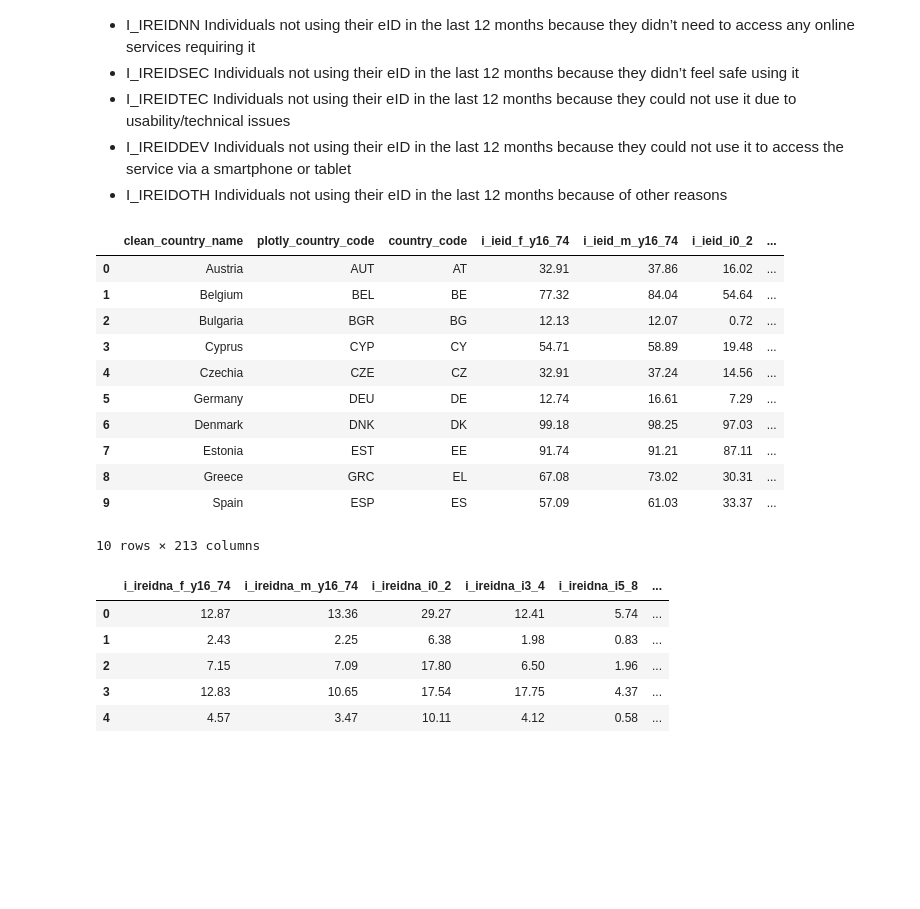
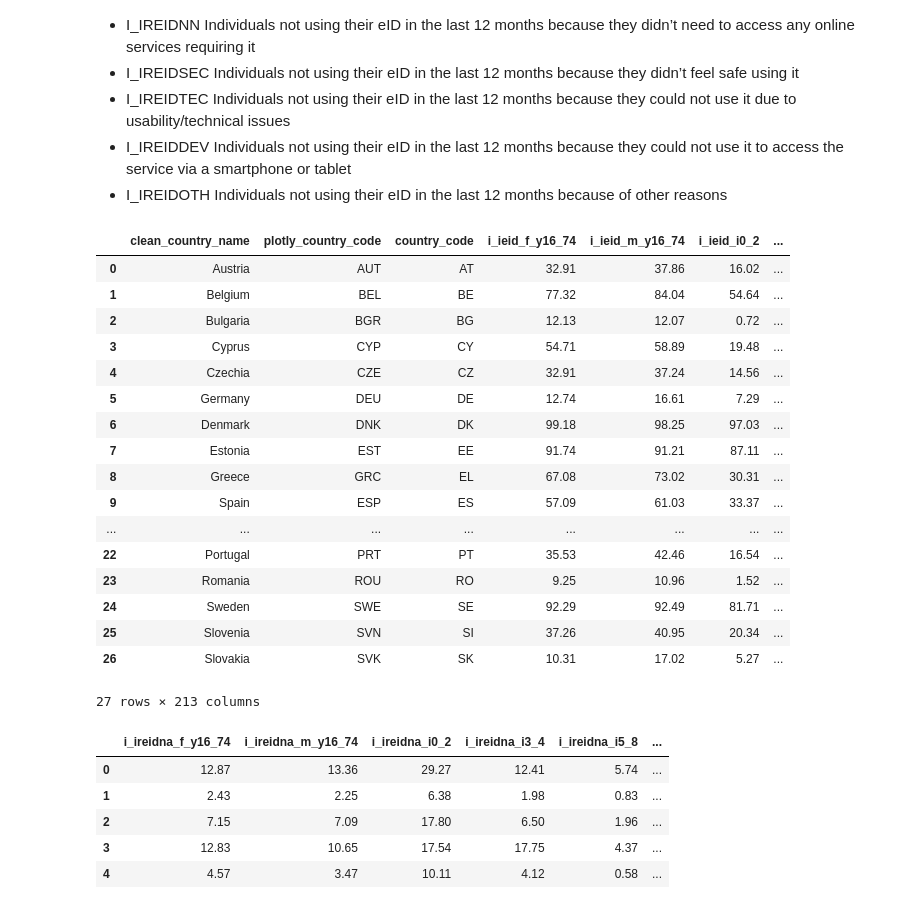
Before and after one commit to skibodaria/digital_literacy_eu, a Jupyter notebook: 03_analysis/02_2b_dem_no_eid.ipynb, the cells around one changed output. Cells and saved outputs as stored; diff of their text form; code cells hidden in the pictures; blank space fills up the shorter version.

```diff
--- a/03_analysis/02_2b_dem_no_eid.ipynb
+++ b/03_analysis/02_2b_dem_no_eid.ipynb
@@ -27,20 +27,26 @@ db_user = os.getenv('DB_USER')
 engine = create_engine(f'postgresql://{db_user}:password@localhost:5432/{db_name}')
 # %%
 df_gov= pd.read_sql("SELECT * FROM public.stg_gov_demog_2025", engine)
-df_gov.head(10)
+df_gov
 # %% [output]
 |  | clean_country_name | plotly_country_code | country_code | i_ieid_f_y16_74 | i_ieid_m_y16_74 | i_ieid_i0_2 | ... |
 | 0 | Austria | AUT | AT | 32.91 | 37.86 | 16.02 | ... |
 | 1 | Belgium | BEL | BE | 77.32 | 84.04 | 54.64 | ... |
 | 2 | Bulgaria | BGR | BG | 12.13 | 12.07 | 0.72 | ... |
 | 3 | Cyprus | CYP | CY | 54.71 | 58.89 | 19.48 | ... |
 | 4 | Czechia | CZE | CZ | 32.91 | 37.24 | 14.56 | ... |
 | 5 | Germany | DEU | DE | 12.74 | 16.61 | 7.29 | ... |
 | 6 | Denmark | DNK | DK | 99.18 | 98.25 | 97.03 | ... |
 | 7 | Estonia | EST | EE | 91.74 | 91.21 | 87.11 | ... |
 | 8 | Greece | GRC | EL | 67.08 | 73.02 | 30.31 | ... |
 | 9 | Spain | ESP | ES | 57.09 | 61.03 | 33.37 | ... |
+| ... | ... | ... | ... | ... | ... | ... | ... |
+| 22 | Portugal | PRT | PT | 35.53 | 42.46 | 16.54 | ... |
+| 23 | Romania | ROU | RO | 9.25 | 10.96 | 1.52 | ... |
+| 24 | Sweden | SWE | SE | 92.29 | 92.49 | 81.71 | ... |
+| 25 | Slovenia | SVN | SI | 37.26 | 40.95 | 20.34 | ... |
+| 26 | Slovakia | SVK | SK | 10.31 | 17.02 | 5.27 | ... |
-10 rows × 213 columns
+27 rows × 213 columns
 # %%
 # get the map of titles and main indicators for eID:
 eid_indicators_caps = ['I_IREIDNA', 'I_IREIDNO', 'I_IREIDNN', 'I_IREIDSEC', 'I_IREIDTEC', 'I_IREIDDEV', 'I_IREIDOTH']
```
Also changed, not shown: parts of 1 cell of this notebook, 2 other files.
